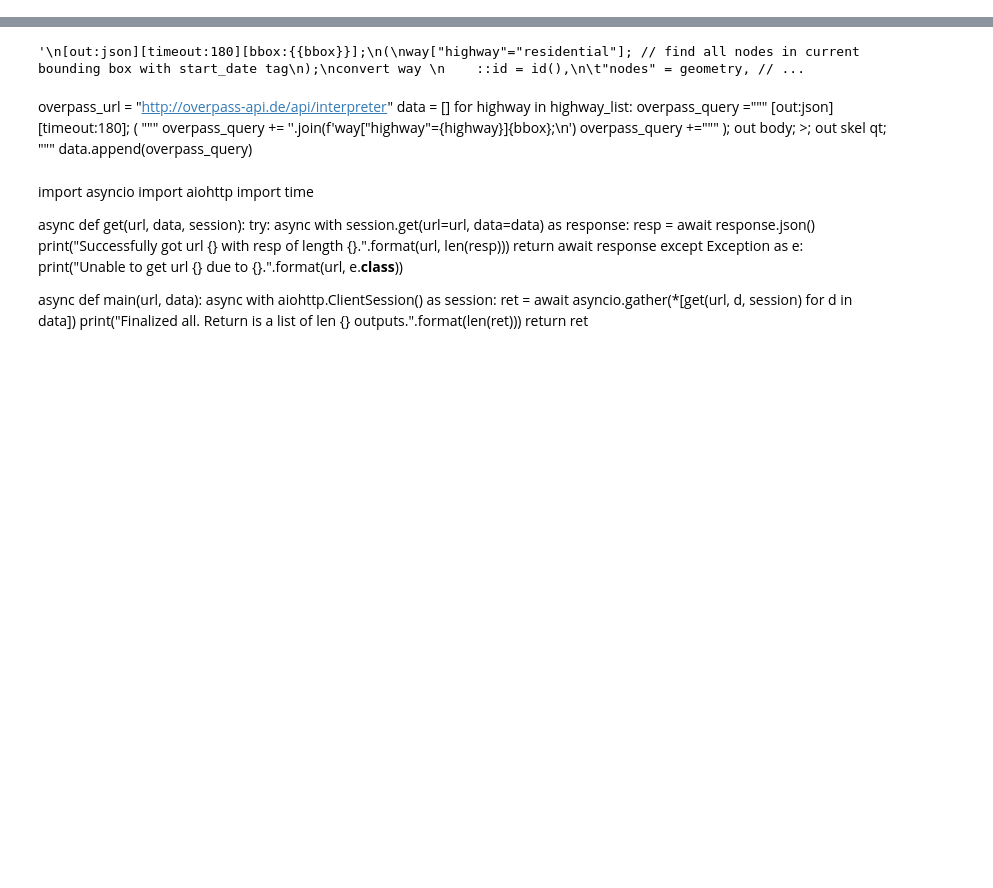
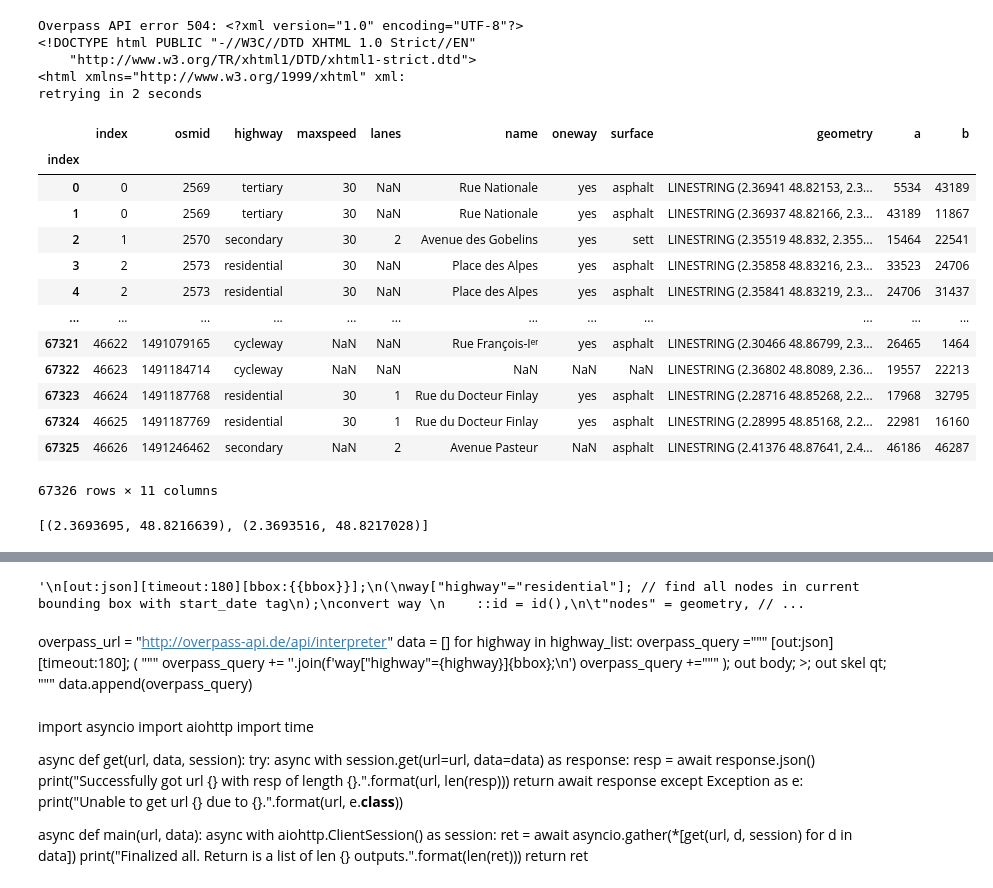
Before and after one commit to systragroup/osm-api, a Jupyter notebook: notebooks/OverpassAPI.ipynb, the cells around one changed output, grey strips where cells are left out. Drawn from its saved outputs; the diff is of its cells as text; code cells hidden in the pictures; blank space fills up the shorter version.

```diff
--- a/notebooks/OverpassAPI.ipynb
+++ b/notebooks/OverpassAPI.ipynb
@@ -42,0 +344,9 @@ data = response.json()
+# %%
+query = road_query + cycleway_query
+data = overpass.get_overpass_data(query)
+# %% [output]
+Overpass API error 504: <?xml version="1.0" encoding="UTF-8"?>
+<!DOCTYPE html PUBLIC "-//W3C//DTD XHTML 1.0 Strict//EN"
+    "http://www.w3.org/TR/xhtml1/DTD/xhtml1-strict.dtd">
+<html xmlns="http://www.w3.org/1999/xhtml" xml:
+retrying in 2 seconds
@@ -42,0 +387,49 @@ data = response.json()
+# %%
+def split_features(gdf):
+	intersections = get_intersections(gdf)
+	gdf['coords'] = gdf['geometry'].apply(lambda x: x.coords)
+	df = gdf.drop(columns=['geometry'])
+	df['coords'] = df['coords'].apply(lambda x: split_feature(x, intersections))
+	df = df.explode('coords')
+	geometry = df['coords'].apply(LineString)
+
+	return gpd.GeoDataFrame(df.drop(columns=['coords']), geometry=geometry, crs=gdf.crs)
+# %%
+df = overpass.ways_to_geojson(data)
+# %%
+HIGHWAY_COLUMNS = ['highway', 'maxspeed', 'lanes', 'name', 'oneway', 'surface']
+df = overpass.add_tags_as_columns(df, tags=HIGHWAY_COLUMNS)
+# %%
+df = split_features(df)
+
+# get nodes
+df['a'] = df['geometry'].apply(lambda x: x.coords[0])
+df['b'] = df['geometry'].apply(lambda x: x.coords[-1])
+
+node_coordinates = set(df['a']).union(df['b'])
+node_index = {coord: i for i, coord in enumerate(node_coordinates)}
+nodes = gpd.GeoDataFrame(geometry=[Point(pt) for pt in node_coordinates])
+nodes.index.name = 'index'
+
+df['a'] = df['a'].apply(node_index.get)
+df['b'] = df['b'].apply(node_index.get)
+
+df = df.reset_index().rename(columns={'id': 'osmid'})
+df.index.name = 'index'
+# %%
+df
+# %% [output]
+|  | index | osmid | highway | maxspeed | lanes | name | oneway | surface | geometry | a | b |
+| index |  |  |  |  |  |  |  |  |  |  |  |
+| 0 | 0 | 2569 | tertiary | 30 | NaN | Rue Nationale | yes | asphalt | LINESTRING (2.36941 48.82153, 2.3... | 5534 | 43189 |
+| 1 | 0 | 2569 | tertiary | 30 | NaN | Rue Nationale | yes | asphalt | LINESTRING (2.36937 48.82166, 2.3... | 43189 | 11867 |
+| 2 | 1 | 2570 | secondary | 30 | 2 | Avenue des Gobelins | yes | sett | LINESTRING (2.35519 48.832, 2.355... | 15464 | 22541 |
+| 3 | 2 | 2573 | residential | 30 | NaN | Place des Alpes | yes | asphalt | LINESTRING (2.35858 48.83216, 2.3... | 33523 | 24706 |
+| 4 | 2 | 2573 | residential | 30 | NaN | Place des Alpes | yes | asphalt | LINESTRING (2.35841 48.83219, 2.3... | 24706 | 31437 |
+| ... | ... | ... | ... | ... | ... | ... | ... | ... | ... | ... | ... |
+| 67321 | 46622 | 1491079165 | cycleway | NaN | NaN | Rue François-Iᵉʳ | yes | asphalt | LINESTRING (2.30466 48.86799, 2.3... | 26465 | 1464 |
+| 67322 | 46623 | 1491184714 | cycleway | NaN | NaN | NaN | NaN | NaN | LINESTRING (2.36802 48.8089, 2.36... | 19557 | 22213 |
+| 67323 | 46624 | 1491187768 | residential | 30 | 1 | Rue du Docteur Finlay | yes | asphalt | LINESTRING (2.28716 48.85268, 2.2... | 17968 | 32795 |
+| 67324 | 46625 | 1491187769 | residential | 30 | 1 | Rue du Docteur Finlay | yes | asphalt | LINESTRING (2.28995 48.85168, 2.2... | 22981 | 16160 |
+| 67325 | 46626 | 1491246462 | secondary | NaN | 2 | Avenue Pasteur | NaN | asphalt | LINESTRING (2.41376 48.87641, 2.4... | 46186 | 46287 |
+67326 rows × 11 columns
@@ -42,0 +456,4 @@ data = response.json()
+# %%
+[*links[links['id'] == 2569]['geometry'].iloc[0].coords]
+# %% [output]
+[(2.3693695, 48.8216639), (2.3693516, 48.8217028)]
```
Also changed, not shown: parts of 72 cells of this notebook, 23 other files.
